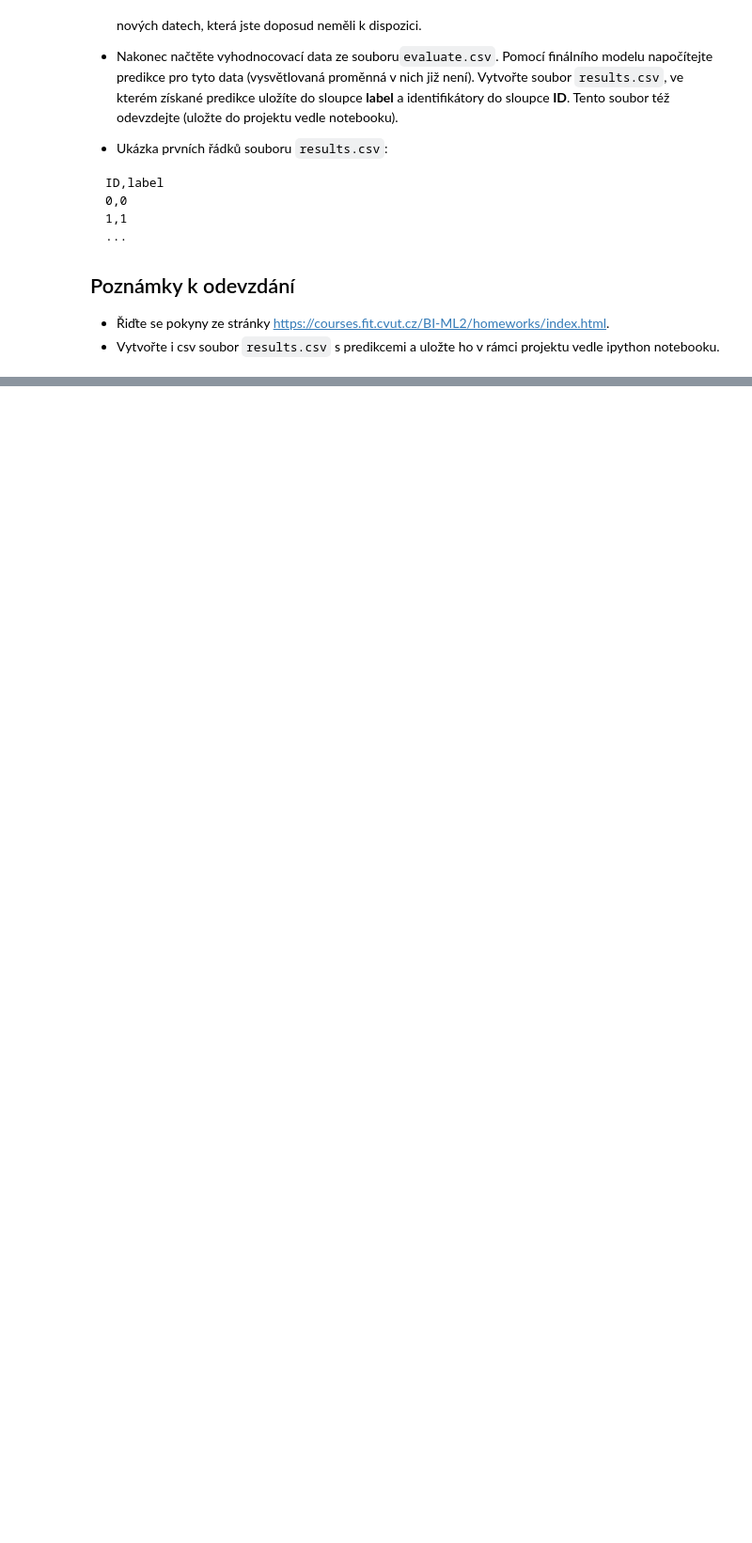
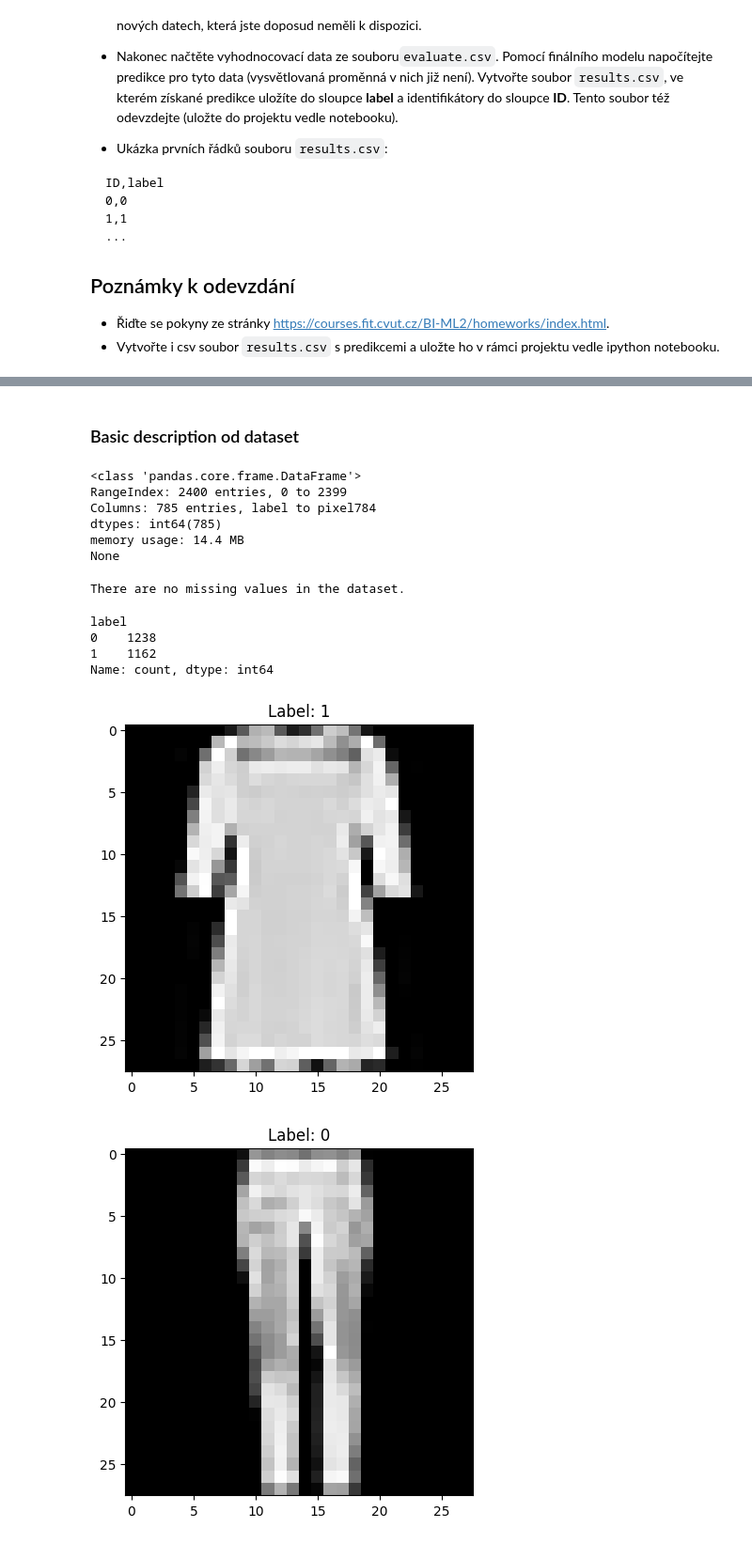
Before and after one commit to xsenyaaax/bi-ml2-2024, a Jupyter notebook: HW01/homework_01_B232.ipynb, the cells around one changed output, grey strips where cells are left out. Shown at 94% size. Cells and saved outputs as stored; diff of their text form; code cells hidden in the pictures; blank space fills up the shorter version.

Commit message:
HW01: description dataset, svm, bayes, lda without dimension reduction

```diff
--- a/HW01/homework_01_B232.ipynb
+++ b/HW01/homework_01_B232.ipynb
@@ -55,0 +61,3 @@ ID,label
+# %%
+train_data  = pd.read_csv('train.csv')
+eval_data = pd.read_csv('evaluate.csv')
@@ -55,0 +95,39 @@ ID,label
+# %% [markdown]
+### Basic description od dataset
+# %%
+print(train_data.info())
+# %% [output]
+<class 'pandas.core.frame.DataFrame'>
+RangeIndex: 2400 entries, 0 to 2399
+Columns: 785 entries, label to pixel784
+dtypes: int64(785)
+memory usage: 14.4 MB
+None
+# %%
+missing_values = train_data.isna().any().any()
+if missing_values:
+    print("There are missing values in the dataset.")
+else:
+    print("There are no missing values in the dataset.")
+# %% [output]
+There are no missing values in the dataset.
+# %%
+print(train_data['label'].value_counts())
+# %% [output]
+label
+0    1238
+1    1162
+Name: count, dtype: int64
+# %%
+def show_image(image, label):
+    plt.figure()
+    plt.imshow(image.values.reshape(28, 28), cmap='gray')
+    plt.title('Label: ' + str(label))
+    plt.show()
+# %%
+random_indices = train_data.sample(3).index
+for index in random_indices:
+    show_image(train_data.iloc[index, 1:], train_data.iloc[index, 0])
+# %% [output]
+[figure, added]
+[figure, added]
```
Also changed, not shown: parts of 21 cells of this notebook.
